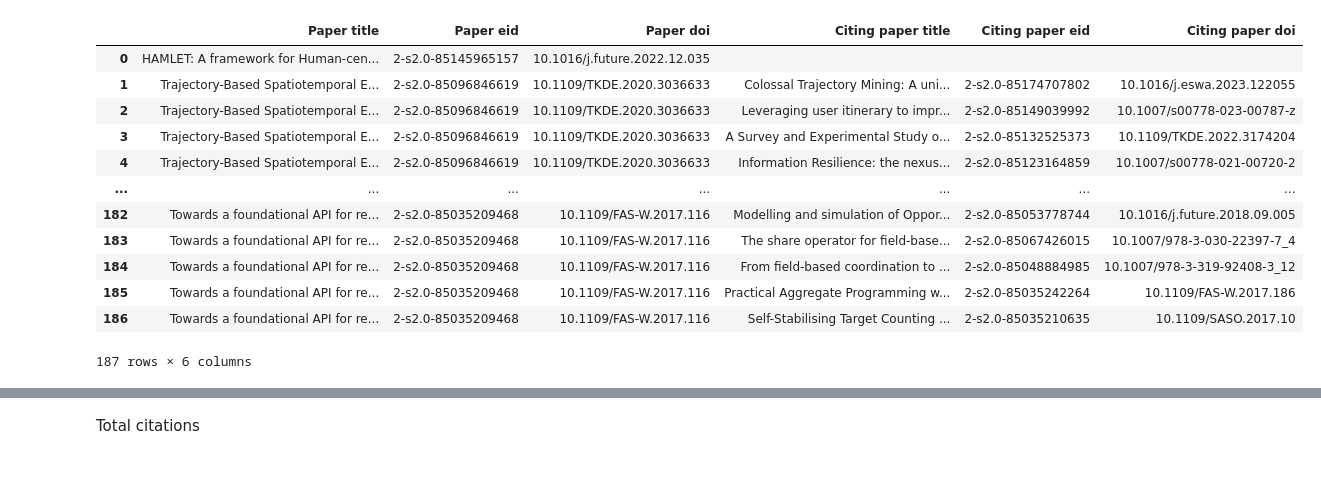
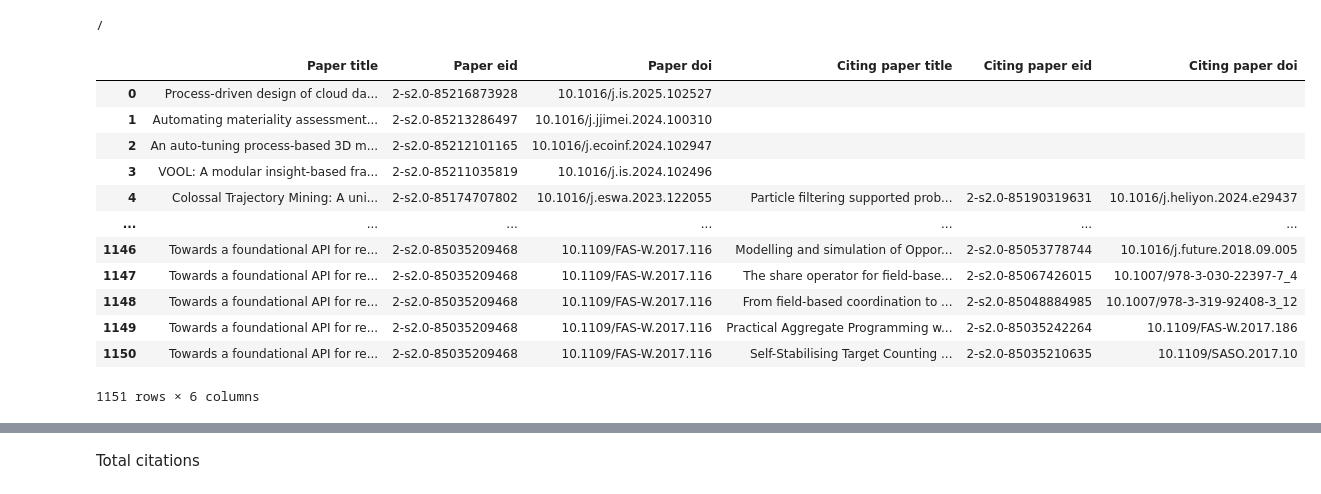
Before and after one commit to w4bo/paper-citations, a Jupyter notebook: scopus-citations.ipynb, the cells around one changed output, grey strips where cells are left out. Cells and saved outputs as stored; diff of their text form; code cells hidden in the pictures.

```diff
--- a/scopus-citations.ipynb
+++ b/scopus-citations.ipynb
@@ -81,23 +91,27 @@ Search 'REF(2-s2.0-85096846619)' yielded 10 documents as of 2023-12-18:
     2-s2.0-85035242264
     2-s2.0-85035210635
 # %%
+import os
+print(os.path.abspath(os.getcwd()))
+
 df = pd.DataFrame(acc, columns=["Paper title", "Paper eid", "Paper doi", "Citing paper title", "Citing paper eid", "Citing paper doi"])
-df.to_csv("data/scopus-citations-{}.csv".format(time.time()), index=False)
+df.to_csv("/home/data/scopus-citations-{}.csv".format(time.time()), index=False)
 df
 # %% [output]
+/
 |  | Paper title | Paper eid | Paper doi | Citing paper title | Citing paper eid | Citing paper doi |
-| 0 | HAMLET: A framework for Human-cen... | 2-s2.0-85145965157 | 10.1016/j.future.2022.12.035 |  |  |  |
-| 1 | Trajectory-Based Spatiotemporal E... | 2-s2.0-85096846619 | 10.1109/TKDE.2020.3036633 | Colossal Trajectory Mining: A uni... | 2-s2.0-85174707802 | 10.1016/j.eswa.2023.122055 |
-| 2 | Trajectory-Based Spatiotemporal E... | 2-s2.0-85096846619 | 10.1109/TKDE.2020.3036633 | Leveraging user itinerary to impr... | 2-s2.0-85149039992 | 10.1007/s00778-023-00787-z |
-| 3 | Trajectory-Based Spatiotemporal E... | 2-s2.0-85096846619 | 10.1109/TKDE.2020.3036633 | A Survey and Experimental Study o... | 2-s2.0-85132525373 | 10.1109/TKDE.2022.3174204 |
-| 4 | Trajectory-Based Spatiotemporal E... | 2-s2.0-85096846619 | 10.1109/TKDE.2020.3036633 | Information Resilience: the nexus... | 2-s2.0-85123164859 | 10.1007/s00778-021-00720-2 |
+| 0 | Process-driven design of cloud da... | 2-s2.0-85216873928 | 10.1016/j.is.2025.102527 |  |  |  |
+| 1 | Automating materiality assessment... | 2-s2.0-85213286497 | 10.1016/j.jjimei.2024.100310 |  |  |  |
+| 2 | An auto-tuning process-based 3D m... | 2-s2.0-85212101165 | 10.1016/j.ecoinf.2024.102947 |  |  |  |
+| 3 | VOOL: A modular insight-based fra... | 2-s2.0-85211035819 | 10.1016/j.is.2024.102496 |  |  |  |
+| 4 | Colossal Trajectory Mining: A uni... | 2-s2.0-85174707802 | 10.1016/j.eswa.2023.122055 | Particle filtering supported prob... | 2-s2.0-85190319631 | 10.1016/j.heliyon.2024.e29437 |
 | ... | ... | ... | ... | ... | ... | ... |
-| 182 | Towards a foundational API for re... | 2-s2.0-85035209468 | 10.1109/FAS-W.2017.116 | Modelling and simulation of Oppor... | 2-s2.0-85053778744 | 10.1016/j.future.2018.09.005 |
-| 183 | Towards a foundational API for re... | 2-s2.0-85035209468 | 10.1109/FAS-W.2017.116 | The share operator for field-base... | 2-s2.0-85067426015 | 10.1007/978-3-030-22397-7_4 |
-| 184 | Towards a foundational API for re... | 2-s2.0-85035209468 | 10.1109/FAS-W.2017.116 | From field-based coordination to ... | 2-s2.0-85048884985 | 10.1007/978-3-319-92408-3_12 |
-| 185 | Towards a foundational API for re... | 2-s2.0-85035209468 | 10.1109/FAS-W.2017.116 | Practical Aggregate Programming w... | 2-s2.0-85035242264 | 10.1109/FAS-W.2017.186 |
-| 186 | Towards a foundational API for re... | 2-s2.0-85035209468 | 10.1109/FAS-W.2017.116 | Self-Stabilising Target Counting ... | 2-s2.0-85035210635 | 10.1109/SASO.2017.10 |
+| 1146 | Towards a foundational API for re... | 2-s2.0-85035209468 | 10.1109/FAS-W.2017.116 | Modelling and simulation of Oppor... | 2-s2.0-85053778744 | 10.1016/j.future.2018.09.005 |
+| 1147 | Towards a foundational API for re... | 2-s2.0-85035209468 | 10.1109/FAS-W.2017.116 | The share operator for field-base... | 2-s2.0-85067426015 | 10.1007/978-3-030-22397-7_4 |
+| 1148 | Towards a foundational API for re... | 2-s2.0-85035209468 | 10.1109/FAS-W.2017.116 | From field-based coordination to ... | 2-s2.0-85048884985 | 10.1007/978-3-319-92408-3_12 |
+| 1149 | Towards a foundational API for re... | 2-s2.0-85035209468 | 10.1109/FAS-W.2017.116 | Practical Aggregate Programming w... | 2-s2.0-85035242264 | 10.1109/FAS-W.2017.186 |
+| 1150 | Towards a foundational API for re... | 2-s2.0-85035209468 | 10.1109/FAS-W.2017.116 | Self-Stabilising Target Counting ... | 2-s2.0-85035210635 | 10.1109/SASO.2017.10 |
-187 rows × 6 columns
+1151 rows × 6 columns
 # %%
 import numpy as np
 df = df.replace("", np.nan)
```
Also changed, not shown: parts of 6 cells of this notebook, 8 other files.
